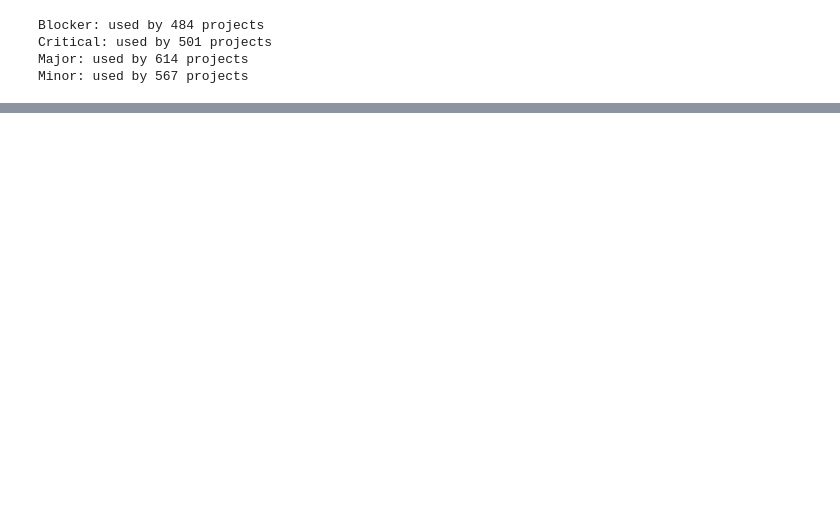
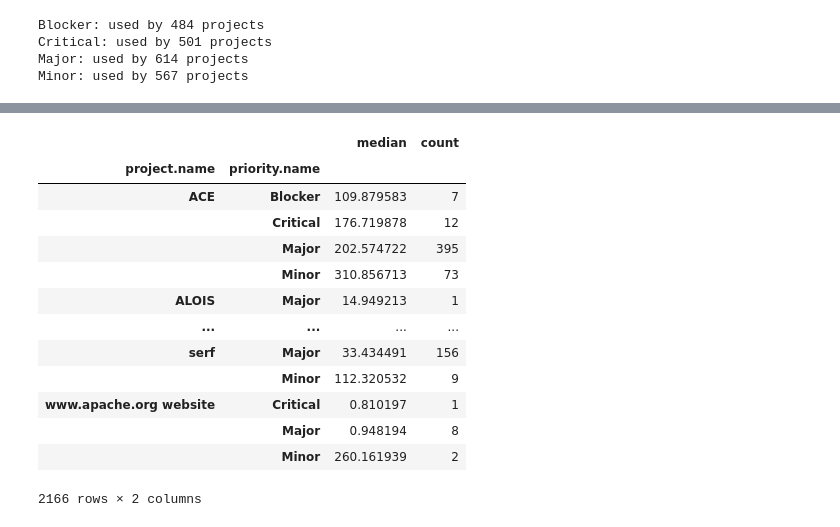
Before and after one commit to jkzero87/data-engineer-prep, a Jupyter notebook: python/jira-analysis/01_explore.ipynb, the cells around one changed output, grey strips where cells are left out. Cells and saved outputs as stored; diff of their text form; code cells hidden in the pictures; blank space fills up the shorter version.

```diff
--- a/python/jira-analysis/01_explore.ipynb
+++ b/python/jira-analysis/01_explore.ipynb
@@ -222,0 +205,22 @@ Minor: used by 567 projects
+# %%
+project_priority = (
+    core_resolved
+    .groupby(["project.name", "priority.name"])["resolution_days"]
+    .agg(["median", "count"])
+)
+project_priority
+# %% [output]
+|  |  | median | count |
+| project.name | priority.name |  |  |
+| ACE | Blocker | 109.879583 | 7 |
+|  | Critical | 176.719878 | 12 |
+|  | Major | 202.574722 | 395 |
+|  | Minor | 310.856713 | 73 |
+| ALOIS | Major | 14.949213 | 1 |
+| ... | ... | ... | ... |
+| serf | Major | 33.434491 | 156 |
+|  | Minor | 112.320532 | 9 |
+| www.apache.org website | Critical | 0.810197 | 1 |
+|  | Major | 0.948194 | 8 |
+|  | Minor | 260.161939 | 2 |
+2166 rows × 2 columns
```
Also changed, not shown: parts of 27 cells of this notebook.
